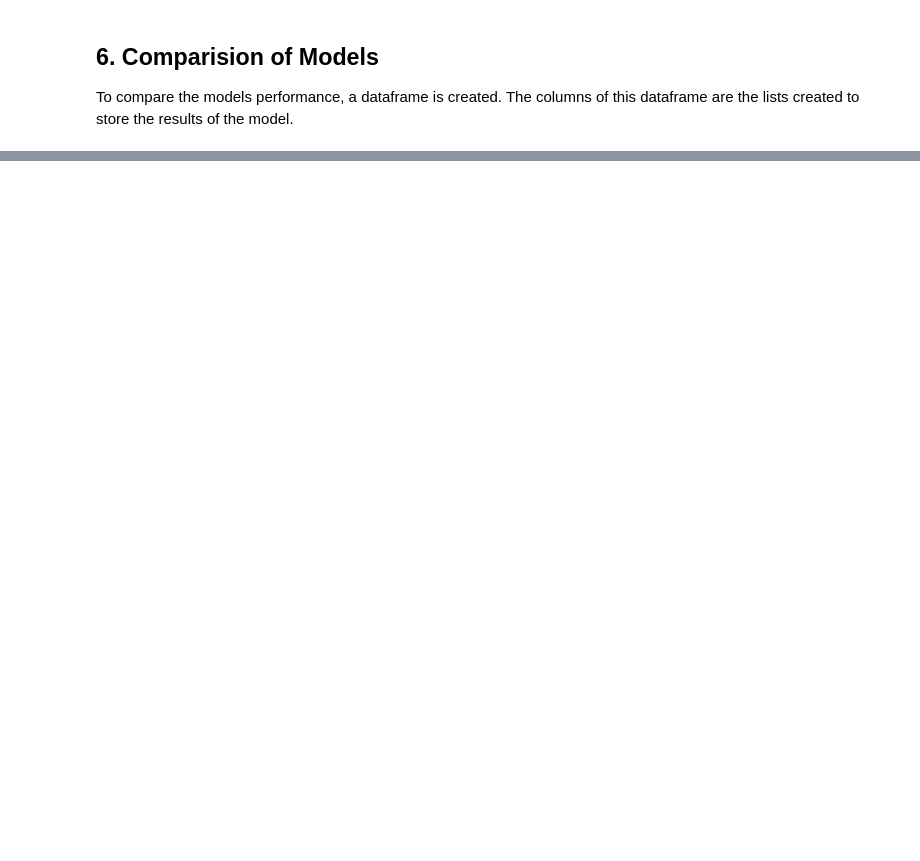
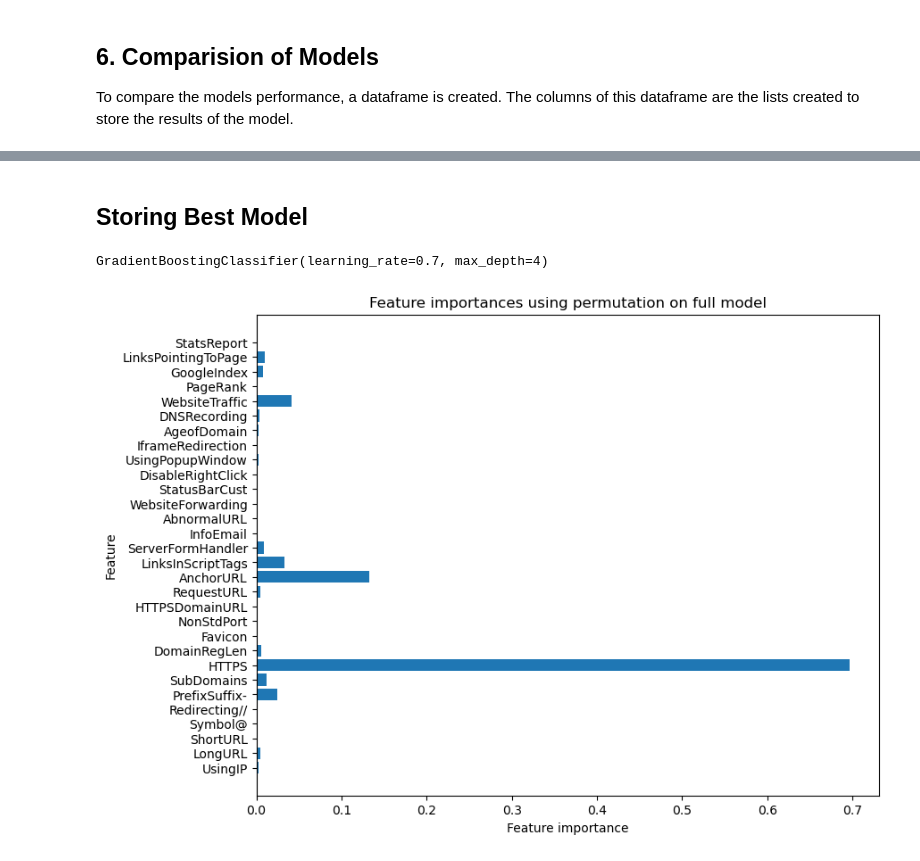
Before and after one commit to mpriyankapatil/ISU-Software_Project_2024, a Jupyter notebook: Phishing_Detection.ipynb, the cells around one changed output, grey strips where cells are left out. Drawn from its saved outputs; the diff is of its cells as text; code cells hidden in the pictures; blank space fills up the shorter version.

Commit message:
stored the gradient boosting classifier model

```diff
--- a/Phishing_Detection.ipynb
+++ b/Phishing_Detection.ipynb
@@ -1061,3 +1063,16 @@ print(sorted_results_df)
 5     K-Nearest Neighbors          0.937577            0.018459
 6     Logistic Regression          0.922562            0.004977
 7             Naive Bayes          0.605571            0.011204
+# %% [markdown]
+## Storing Best Model
+# %%
+# Gradient Boosting Classifier Model
+from sklearn.ensemble import GradientBoostingClassifier
+
+# instantiate the model
+gbc = GradientBoostingClassifier(max_depth=4,learning_rate=0.7)
+
+# fit the model
+gbc.fit(X_train,y_train)
+# %% [output]
+GradientBoostingClassifier(learning_rate=0.7, max_depth=4)
@@ -1063,0 +1084,12 @@ print(sorted_results_df)
+# %%
+#checking the feature improtance in the model
+plt.figure(figsize=(9,7))
+n_features = X_train.shape[1]
+plt.barh(range(n_features), gbc.feature_importances_, align='center')
+plt.yticks(np.arange(n_features), X_train.columns)
+plt.title("Feature importances using permutation on full model")
+plt.xlabel("Feature importance")
+plt.ylabel("Feature")
+plt.show()
+# %% [output]
+[figure, added]
```
Also changed, not shown: parts of 13 cells of this notebook, 1 other file.
